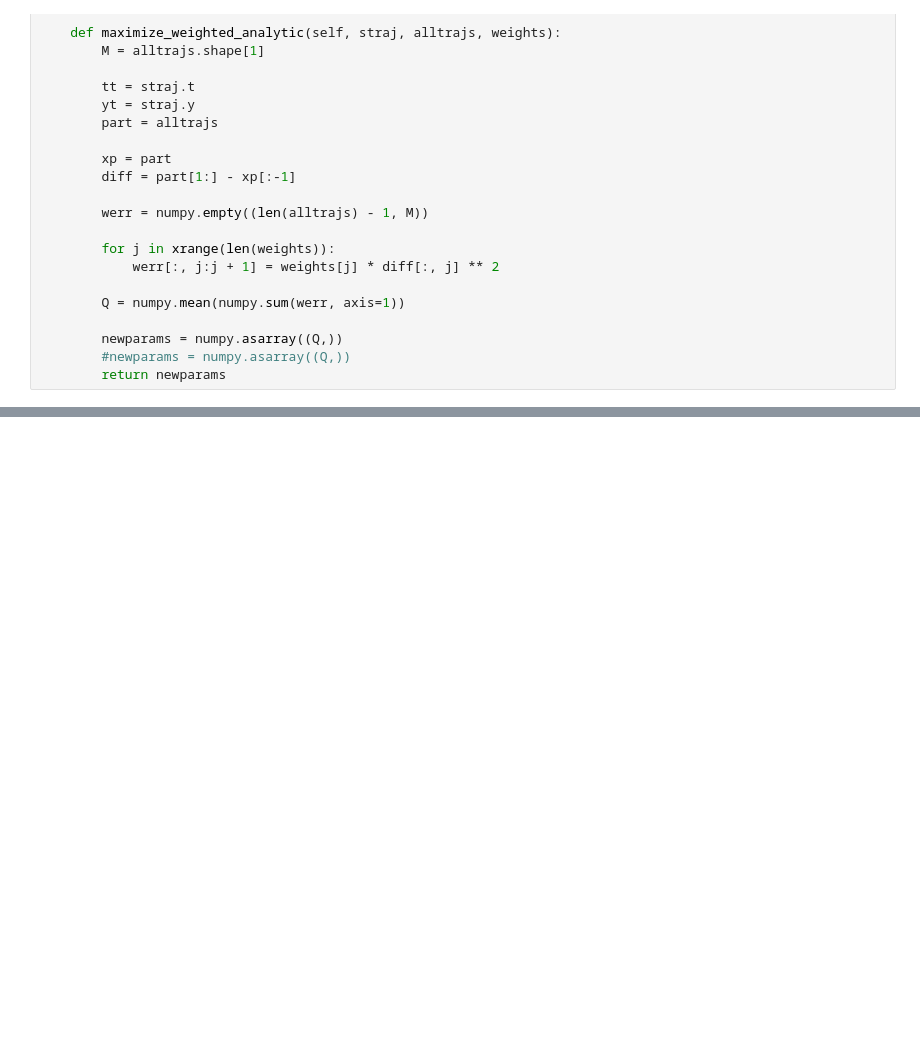
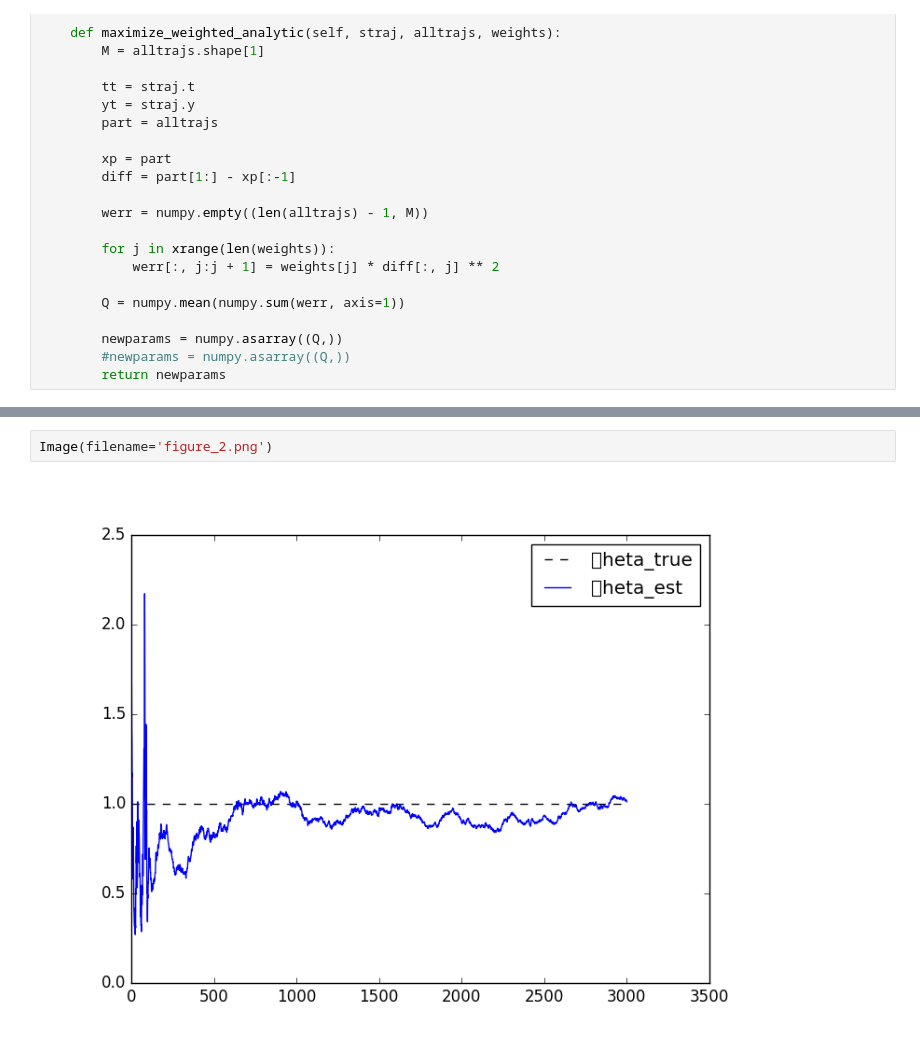
Before and after one commit to zyzdiana/ss_model_mixture, a Jupyter notebook: Neuro_ss_paramest.ipynb, the cells around one changed output, grey strips where cells are left out. Cells and saved outputs as stored; diff of their text form; blank space fills up the shorter version.

```diff
--- a/Neuro_ss_paramest.ipynb
+++ b/Neuro_ss_paramest.ipynb
@@ -186,0 +245,4 @@ if __name__ == '__main__':
+# %%
+Image(filename='figure_2.png')
+# %% [output]
+[figure, added]
```
Also changed, not shown: parts of 10 cells of this notebook, 4 other files.
